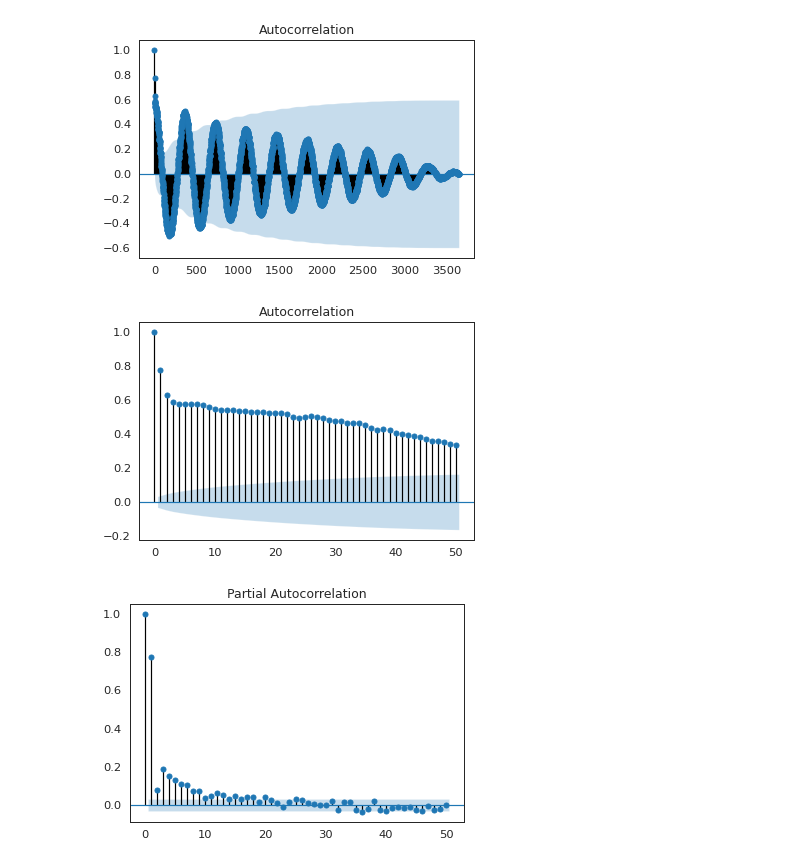
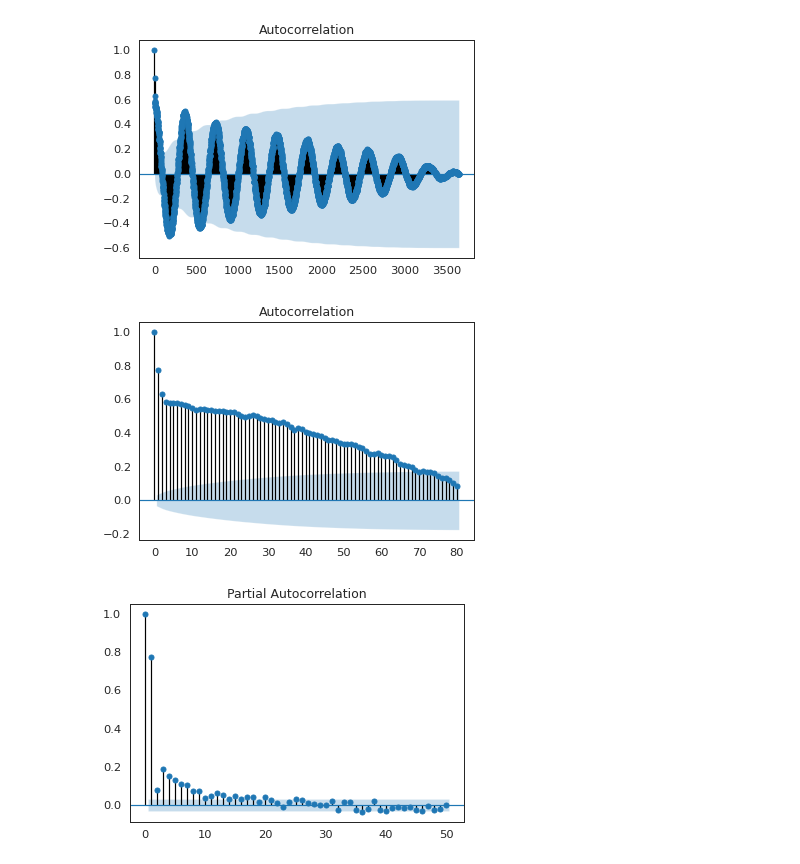
Before and after one commit to nrjcs/iitpbse, a Jupyter notebook: Time_Series_Tutorial.ipynb, the cells around one changed output. Drawn from its saved outputs; the diff is of its cells as text; code cells hidden in the pictures.

```diff
--- a/Time_Series_Tutorial.ipynb
+++ b/Time_Series_Tutorial.ipynb
@@ -681,10 +681,10 @@ plt.show()
 # %% [output]
 [figure]
 # %%
-plot_acf(temperature_df, lags=50)
+plot_acf(temperature_df, lags=80)
 plt.show()
 # %% [output]
-[figure, old version]
+[figure, new version]
 # %%
 from statsmodels.graphics.tsaplots import plot_pacf
 plot_pacf(temperature_df, lags=50)
```
Also changed, not shown: parts of 3 cells of this notebook.
